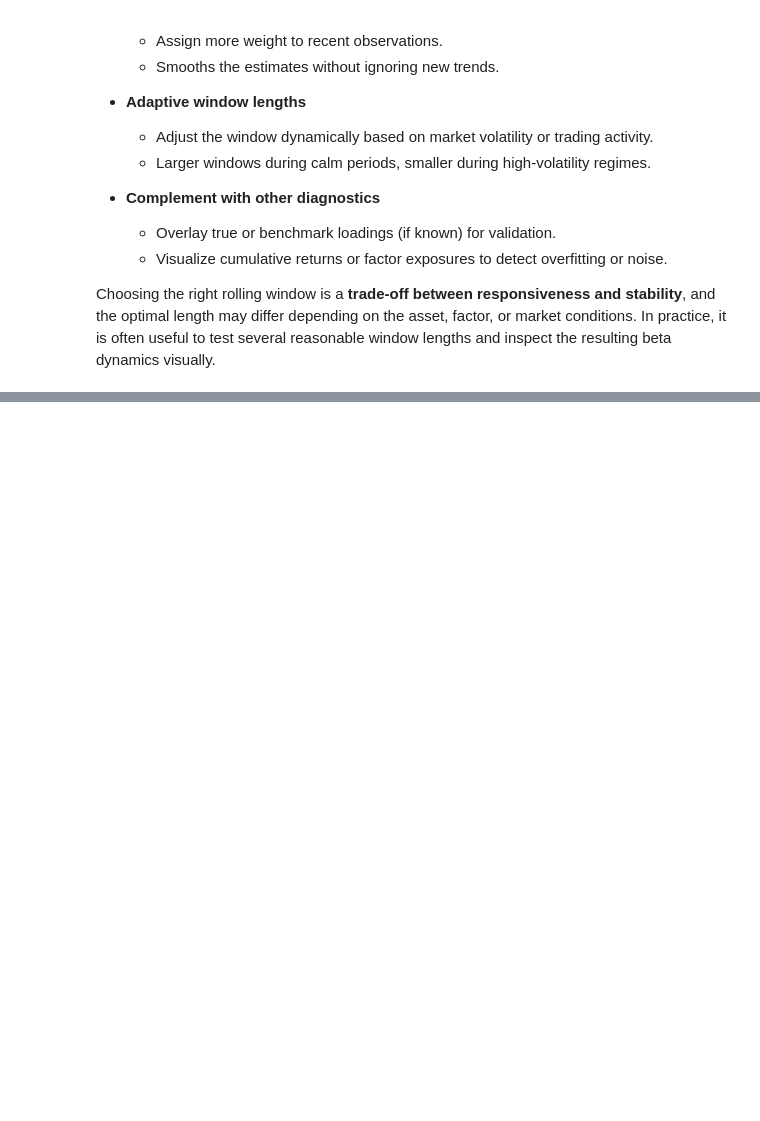
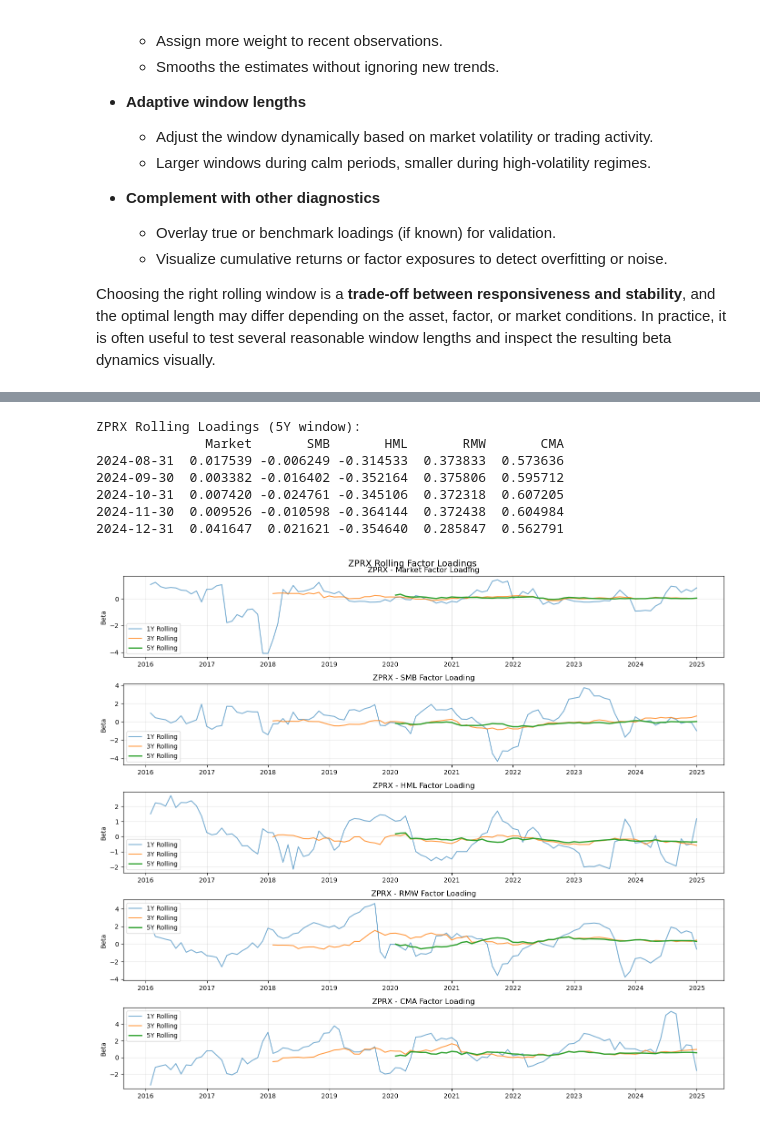
Before and after one commit to husainm97/quant-lab-alpha, a Jupyter notebook: notebooks/factor_premium_tests.ipynb, the cells around one changed output, grey strips where cells are left out. Cells and saved outputs as stored; diff of their text form; code cells hidden in the pictures; blank space fills up the shorter version.

```diff
--- a/notebooks/factor_premium_tests.ipynb
+++ b/notebooks/factor_premium_tests.ipynb
@@ -448,0 +716,41 @@ Choosing the right rolling window is a **trade-off between responsiveness and st
+# %%
+# Calculate rolling factor loadings for ZPRX
+zprx_combined = combined_data[['ZPRX', 'Mkt-RF', 'SMB', 'HML', 'RMW', 'CMA', 'RF']].copy()
+zprx_combined.rename(columns={
+    'ZPRX': 'ETF_TV',
+    'Mkt-RF': 'Market'
+}, inplace=True)
+
+# Calculate rolling loadings with different window sizes
+zprx_rolling_1y = rolling_factor_loadings_5f(zprx_combined, 12)
+zprx_rolling_3y = rolling_factor_loadings_5f(zprx_combined, 36)
+zprx_rolling_5y = rolling_factor_loadings_5f(zprx_combined, 60)
+
+print("ZPRX Rolling Loadings (5Y window):")
+print(zprx_rolling_5y.tail())
+
+# Plot rolling loadings for ZPRX
+fig, axes = plt.subplots(5, 1, figsize=(14, 12))
+factors = ['Market', 'SMB', 'HML', 'RMW', 'CMA']
+
+for i, factor in enumerate(factors):
+    axes[i].plot(zprx_rolling_1y.index, zprx_rolling_1y[factor], label='1Y Rolling', alpha=0.6)
+    axes[i].plot(zprx_rolling_3y.index, zprx_rolling_3y[factor], label='3Y Rolling', alpha=0.8)
+    axes[i].plot(zprx_rolling_5y.index, zprx_rolling_5y[factor], label='5Y Rolling', linewidth=2)
+    axes[i].set_title(f'ZPRX - {factor} Factor Loading')
+    axes[i].set_ylabel('Beta')
+    axes[i].legend()
+    axes[i].grid(True, alpha=0.3)
+
+plt.tight_layout()
+plt.suptitle('ZPRX Rolling Factor Loadings', y=1.001, fontsize=14)
+plt.show()
+# %% [output]
+ZPRX Rolling Loadings (5Y window):
+              Market       SMB       HML       RMW       CMA
+2024-08-31  0.017539 -0.006249 -0.314533  0.373833  0.573636
+2024-09-30  0.003382 -0.016402 -0.352164  0.375806  0.595712
+2024-10-31  0.007420 -0.024761 -0.345106  0.372318  0.607205
+2024-11-30  0.009526 -0.010598 -0.364144  0.372438  0.604984
+2024-12-31  0.041647  0.021621 -0.354640  0.285847  0.562791
+[figure, added]
```
Also changed, not shown: parts of 17 cells of this notebook.
